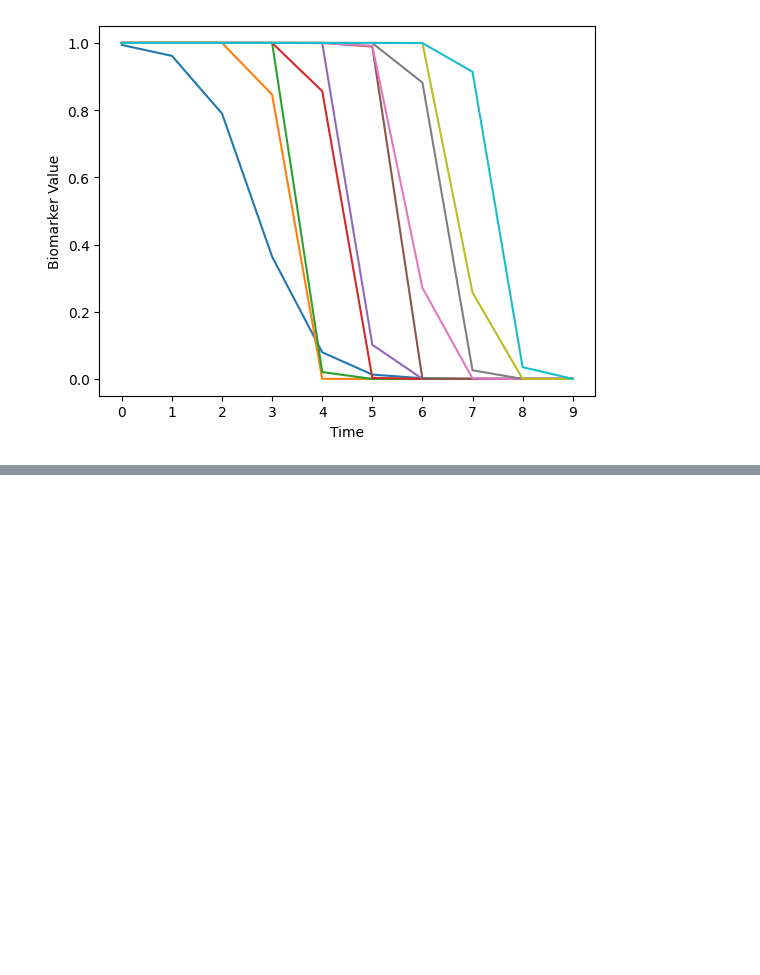
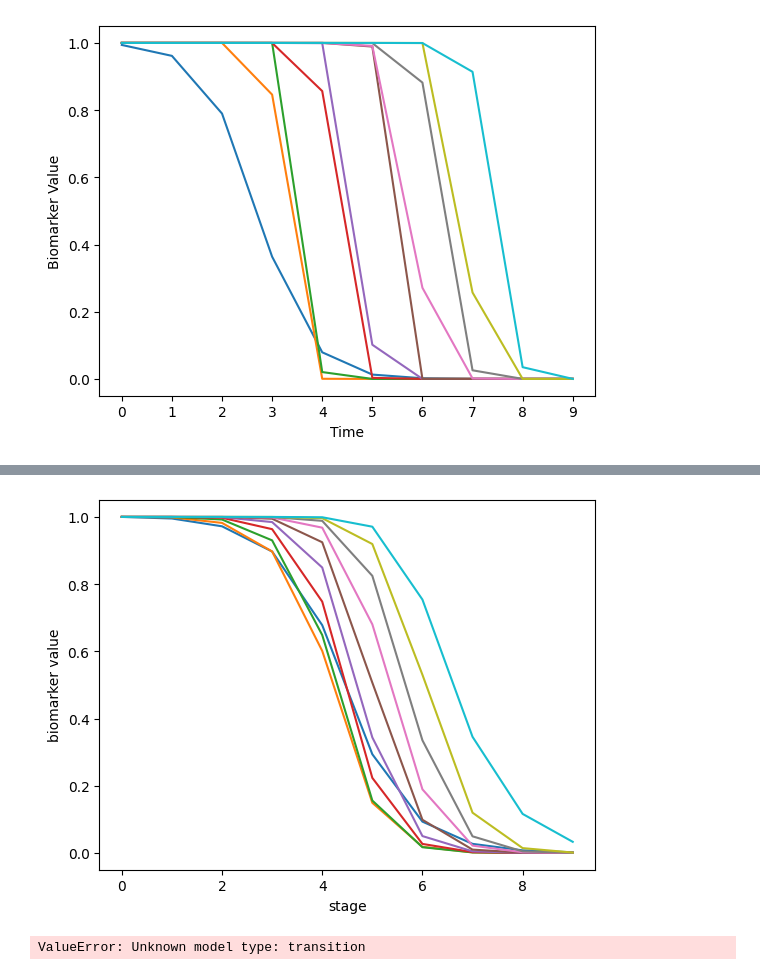
Before and after one commit to LAMCIG/Progression_models_simulations, a Jupyter notebook: notebooks/8-sklearn_model_factory_test.ipynb, the cells around one changed output, grey strips where cells are left out. Cells and saved outputs as stored; diff of their text form; code cells hidden in the pictures; blank space fills up the shorter version.

```diff
--- a/notebooks/8-sklearn_model_factory_test.ipynb
+++ b/notebooks/8-sklearn_model_factory_test.ipynb
@@ -96,0 +95,49 @@ ValueError: Unknown model type: acp
+# %%
+# Define parameters for the Logistic ODE model
+params = {
+    'n_stages': 10,  # Number of biomarkers
+    'step': 0.1,
+    'n_steps': 100,
+    'start_time': 0,
+    'end_time': 100,
+    'steps': 100,
+    'connectivity_matrix_type': 'random_connectivity',  # Connectivity matrix type
+    'convergence_threshold': 1e-4,
+    'flip_v': True
+}
+
+
+model = ModelFactory.create_model('logistic', **params)
+model.fit()
+output = model.transform(X = None)
+
+import matplotlib.pyplot as plt
+
+for i, biomarker in enumerate(output):
+    plt.plot(biomarker, label=f'Biomarker {i+1}')
+plt.xlabel("stage")
+plt.ylabel("biomarker value")
+plt.show()
+# %% [output]
+[figure, added]
+# %%
+params = {
+    'n_stages': 10,
+    'coeff': 0.5,
+    'start_time': 0,
+    'end_time': 100,
+    'steps': 100,
+    'convergence_threshold': 1e-4
+}
+
+model = ModelFactory.create_model('transition', **params)
+model.fit()
+output = model.transform(X=None)
+
+for i, biomarker in enumerate(output):
+    plt.plot(biomarker, label=f'Biomarker {i+1}')
+plt.xlabel("stages")
+plt.ylabel("biomarker value")
+plt.show()
+# %% [output]
+ValueError: Unknown model type: transition
```
Also changed, not shown: parts of 3 cells of this notebook, 7 other files.
